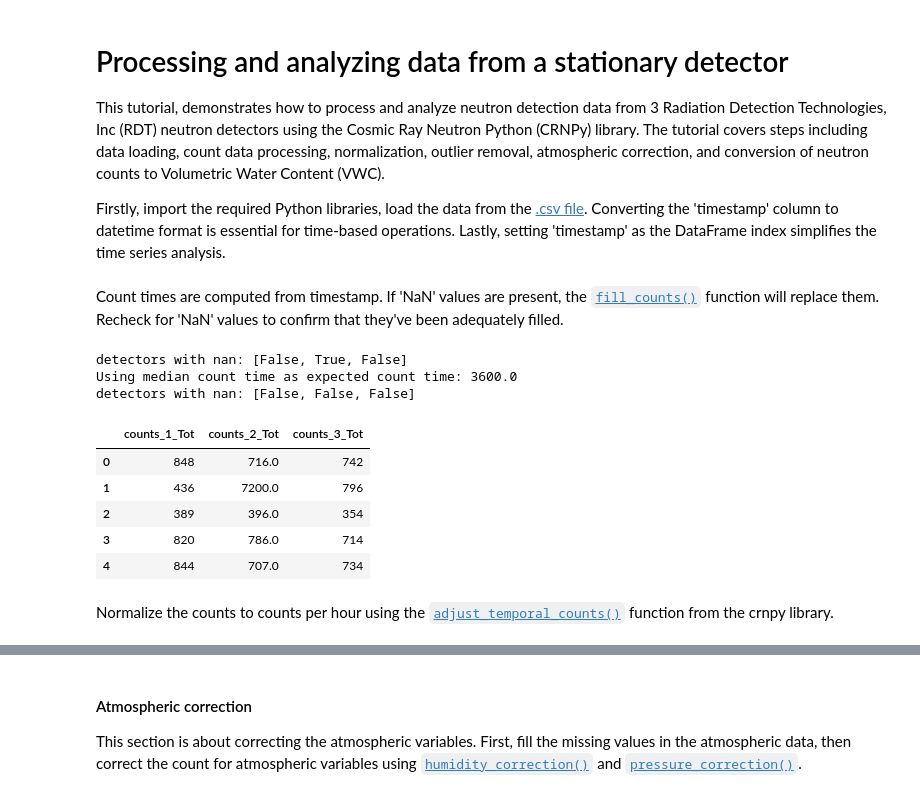
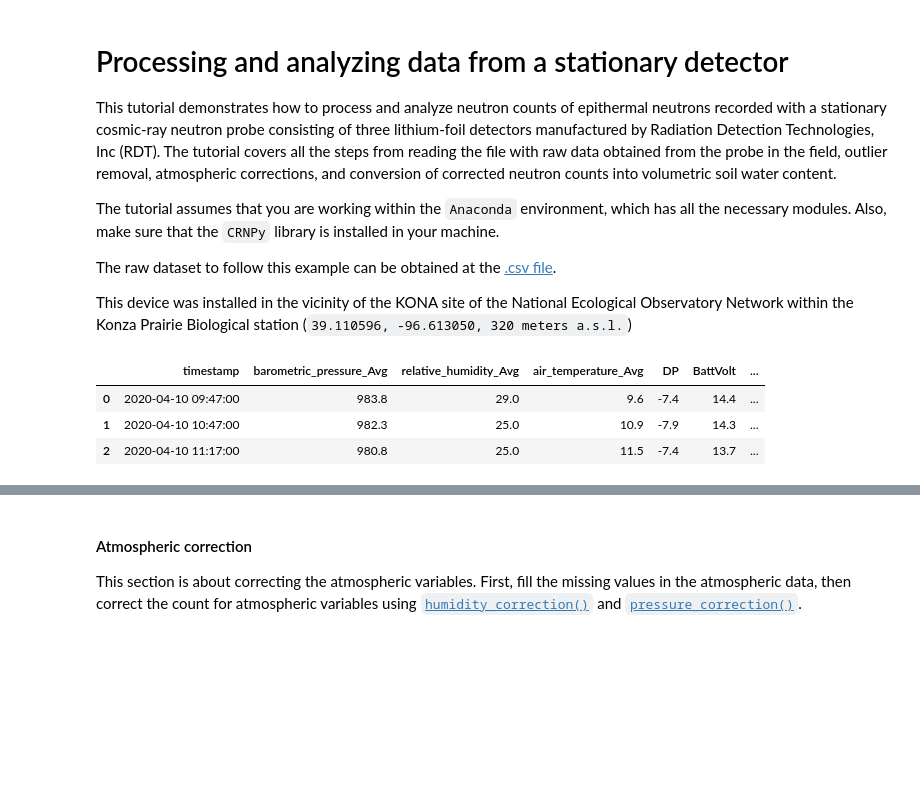
Before and after one commit to soilwater/crnpy, a Jupyter notebook: docs/examples/stationary/example_RDT_station.ipynb, the cells around one changed output, grey strips where cells are left out. Cells and saved outputs as stored; diff of their text form; code cells hidden in the pictures; blank space fills up the shorter version.

Commit message:
Revised library

```diff
--- a/docs/examples/stationary/example_RDT_station.ipynb
+++ b/docs/examples/stationary/example_RDT_station.ipynb
@@ -1,9 +1,13 @@
 # %% [markdown]
 # Processing and analyzing data from a stationary detector
 
-This tutorial, demonstrates how to process and analyze neutron detection data from 3 Radiation Detection Technologies, Inc (RDT) neutron detectors using the Cosmic Ray Neutron Python (CRNPy) library. The tutorial covers steps including data loading, count data processing, normalization, outlier removal, atmospheric correction, and conversion of neutron counts to Volumetric Water Content (VWC).
+This tutorial demonstrates how to process and analyze neutron counts of epithermal neutrons recorded with a stationary cosmic-ray neutron probe consisting of three lithium-foil detectors manufactured by Radiation Detection Technologies, Inc (RDT). The tutorial covers all the steps from reading the file with raw data obtained from the probe in the field, outlier removal, atmospheric corrections, and conversion of corrected neutron counts into volumetric soil water content.
 
-Firstly, import the required Python libraries, load the data from the [.csv file](https://raw.githubusercontent.com/soilwater/crnpy/main/docs/examples/stationary/rdt.csv). Converting the 'timestamp' column to datetime format is essential for time-based operations. Lastly, setting 'timestamp' as the DataFrame index simplifies the time series analysis.
+The tutorial assumes that you are working within the `Anaconda` environment, which has all the necessary modules. Also, make sure that the `CRNPy` library is installed in your machine.
+
+The raw dataset to follow this example can be obtained at the [.csv file](https://raw.githubusercontent.com/soilwater/crnpy/main/docs/examples/stationary/rdt.csv).
+
+This device was installed in the vicinity of the KONA site of the National Ecological Observatory Network within the Konza Prairie Biological station (`39.110596, -96.613050, 320 meters a.s.l.`)
 # %%
 # Import required libraries
 import crnpy
@@ -14,37 +18,17 @@ import matplotlib.pyplot as plt
 # %%
 # Load observations from a stationary detector
 filepath = "https://raw.githubusercontent.com/soilwater/crnpy/main/docs/examples/stationary/rdt.csv"
 
 # Read the DataFrame
 df = pd.read_csv(filepath, names=['timestamp','barometric_pressure_Avg','relative_humidity_Avg', 'air_temperature_Avg','DP','BattVolt','counts_1_Tot','counts_2_Tot','counts_3_Tot'])
 
 # Parse timestamps
 df['timestamp'] = pd.to_datetime(df['timestamp'])
+
+# Display a few rows of the dataset
+df.head(3)
+# %% [output]
+|  | timestamp | barometric_pressure_Avg | relative_humidity_Avg | air_temperature_Avg | DP | BattVolt | ... |
+| 0 | 2020-04-10 09:47:00 | 983.8 | 29.0 | 9.6 | -7.4 | 14.4 | ... |
+| 1 | 2020-04-10 10:47:00 | 982.3 | 25.0 | 10.9 | -7.9 | 14.3 | ... |
+| 2 | 2020-04-10 11:17:00 | 980.8 | 25.0 | 11.5 | -7.4 | 13.7 | ... |
-# %% [markdown]
-Count times are computed from timestamp. If 'NaN' values are present, the [`fill_counts()`](../../../reference/#crnpy.crnpy.fill_counts) function will replace them. Recheck for 'NaN' values to confirm that they've been adequately filled.
-# %%
-# Get counting times
-df['integration_time'] = crnpy.get_integration_time(timestamp_col=df['timestamp'])
-
-# Check counts for nan values in the counts
-print("detectors with nan:", [df['counts_1_Tot'].isna().any(),df['counts_2_Tot'].isna().any(),df['counts_3_Tot'].isna().any()])
-
-# Fill nan values in detector 2
-df[['counts_1_Tot','counts_2_Tot','counts_3_Tot']] = crnpy.fill_counts(df[['counts_1_Tot','counts_2_Tot','counts_3_Tot']], actual_integration_time=df['integration_time'])
-
-# Check counts for nan values in the counts
-print("detectors with nan:", [df['counts_1_Tot'].isna().any(),df['counts_2_Tot'].isna().any(),df['counts_3_Tot'].isna().any()])
-
-df[['counts_1_Tot','counts_2_Tot','counts_3_Tot']].head()
-# %% [output]
-detectors with nan: [False, True, False]
-Using median count time as expected count time: 3600.0
-detectors with nan: [False, False, False]
-|  | counts_1_Tot | counts_2_Tot | counts_3_Tot |
-| 0 | 848 | 716.0 | 742 |
-| 1 | 436 | 7200.0 | 796 |
-| 2 | 389 | 396.0 | 354 |
-| 3 | 820 | 786.0 | 714 |
-| 4 | 844 | 707.0 | 734 |
-# %% [markdown]
-Normalize the counts to counts per hour using the [`adjust_temporal_counts()`](../../../reference/#crnpy.crnpy.adjust_temporal_counts) function from the crnpy library.
```
Also changed, not shown: parts of 15 cells of this notebook, 4 other files.
